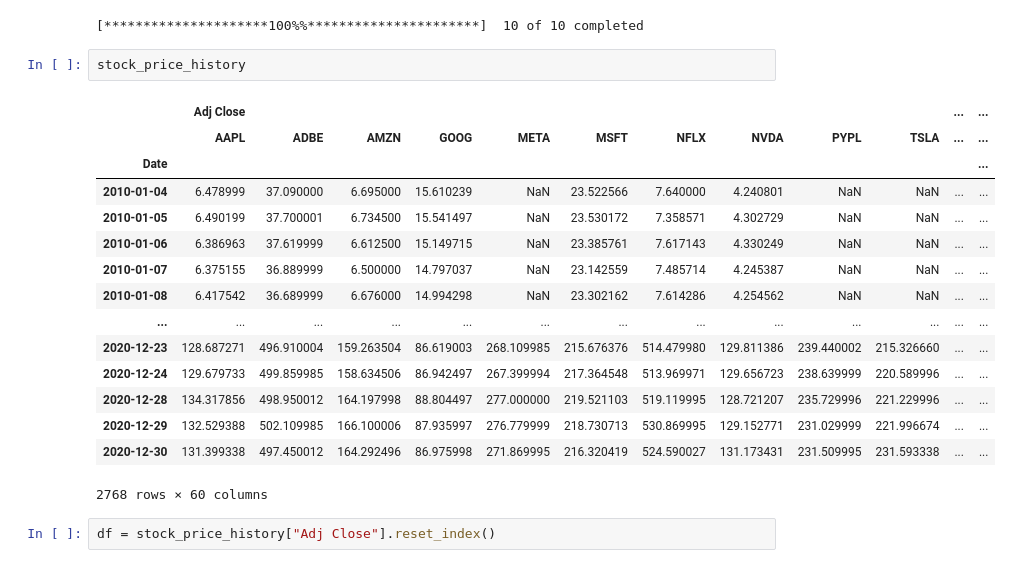
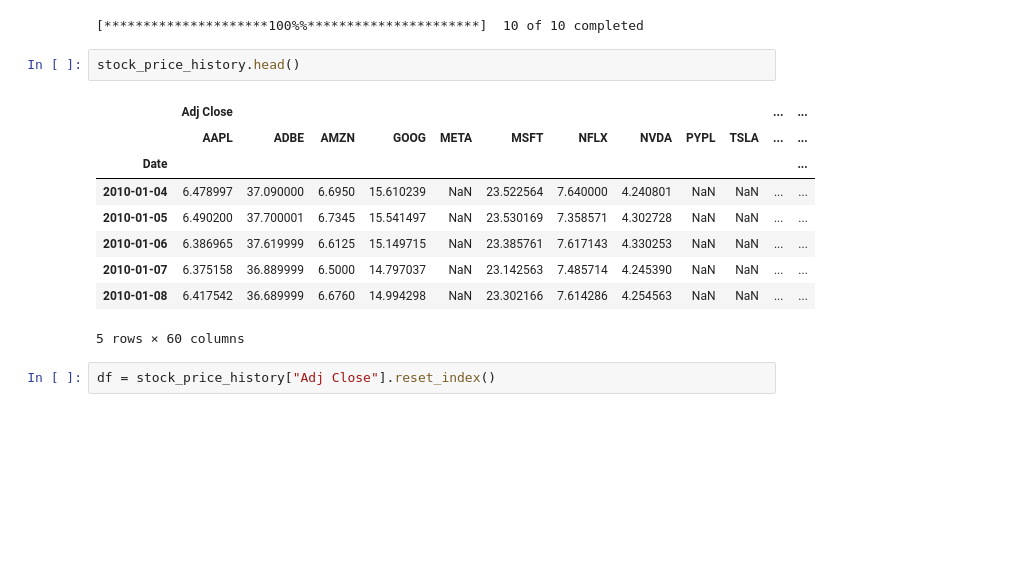
Before and after one commit to MarekTheDataWizzard/prophet_forecast, a Jupyter notebook: 03_stock_price_forecast/prophet_stock_price_forecast.ipynb, the cells around one changed output. Saved outputs shown, nothing was run; the diff lists cells and outputs as text; blank space fills up the shorter version.

```diff
--- a/03_stock_price_forecast/prophet_stock_price_forecast.ipynb
+++ b/03_stock_price_forecast/prophet_stock_price_forecast.ipynb
@@ -37,23 +16,17 @@ stock_price_history = yf.download(tickers, start="2010-01-01", end="2020-12-31")
 # %% [output]
 [*********************100%%**********************]  10 of 10 completed
 # %%
-stock_price_history
+stock_price_history.head()
 # %% [output]
 |  | Adj Close |  |  |  |  |  |  |  |  |  | ... | ... |
 |  | AAPL | ADBE | AMZN | GOOG | META | MSFT | NFLX | NVDA | PYPL | TSLA | ... | ... |
 | Date |  |  |  |  |  |  |  |  |  |  |  | ... |
-| 2010-01-04 | 6.478999 | 37.090000 | 6.695000 | 15.610239 | NaN | 23.522566 | 7.640000 | 4.240801 | NaN | NaN | ... | ... |
-| 2010-01-05 | 6.490199 | 37.700001 | 6.734500 | 15.541497 | NaN | 23.530172 | 7.358571 | 4.302729 | NaN | NaN | ... | ... |
-| 2010-01-06 | 6.386963 | 37.619999 | 6.612500 | 15.149715 | NaN | 23.385761 | 7.617143 | 4.330249 | NaN | NaN | ... | ... |
-| 2010-01-07 | 6.375155 | 36.889999 | 6.500000 | 14.797037 | NaN | 23.142559 | 7.485714 | 4.245387 | NaN | NaN | ... | ... |
-| 2010-01-08 | 6.417542 | 36.689999 | 6.676000 | 14.994298 | NaN | 23.302162 | 7.614286 | 4.254562 | NaN | NaN | ... | ... |
-| ... | ... | ... | ... | ... | ... | ... | ... | ... | ... | ... | ... | ... |
-| 2020-12-23 | 128.687271 | 496.910004 | 159.263504 | 86.619003 | 268.109985 | 215.676376 | 514.479980 | 129.811386 | 239.440002 | 215.326660 | ... | ... |
-| 2020-12-24 | 129.679733 | 499.859985 | 158.634506 | 86.942497 | 267.399994 | 217.364548 | 513.969971 | 129.656723 | 238.639999 | 220.589996 | ... | ... |
-| 2020-12-28 | 134.317856 | 498.950012 | 164.197998 | 88.804497 | 277.000000 | 219.521103 | 519.119995 | 128.721207 | 235.729996 | 221.229996 | ... | ... |
-| 2020-12-29 | 132.529388 | 502.109985 | 166.100006 | 87.935997 | 276.779999 | 218.730713 | 530.869995 | 129.152771 | 231.029999 | 221.996674 | ... | ... |
-| 2020-12-30 | 131.399338 | 497.450012 | 164.292496 | 86.975998 | 271.869995 | 216.320419 | 524.590027 | 131.173431 | 231.509995 | 231.593338 | ... | ... |
+| 2010-01-04 | 6.478997 | 37.090000 | 6.6950 | 15.610239 | NaN | 23.522564 | 7.640000 | 4.240801 | NaN | NaN | ... | ... |
+| 2010-01-05 | 6.490200 | 37.700001 | 6.7345 | 15.541497 | NaN | 23.530169 | 7.358571 | 4.302728 | NaN | NaN | ... | ... |
+| 2010-01-06 | 6.386965 | 37.619999 | 6.6125 | 15.149715 | NaN | 23.385761 | 7.617143 | 4.330253 | NaN | NaN | ... | ... |
+| 2010-01-07 | 6.375158 | 36.889999 | 6.5000 | 14.797037 | NaN | 23.142563 | 7.485714 | 4.245390 | NaN | NaN | ... | ... |
+| 2010-01-08 | 6.417542 | 36.689999 | 6.6760 | 14.994298 | NaN | 23.302166 | 7.614286 | 4.254563 | NaN | NaN | ... | ... |
-2768 rows × 60 columns
+5 rows × 60 columns
 # %%
 df = stock_price_history["Adj Close"].reset_index()
 # %%
```
Also changed, not shown: parts of 3 cells of this notebook, 2 other files.
